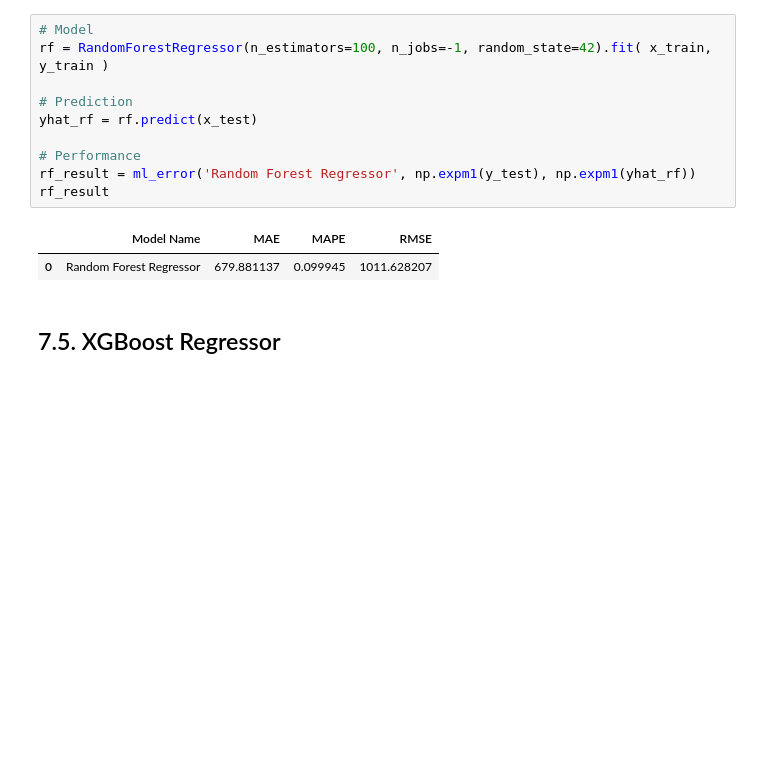
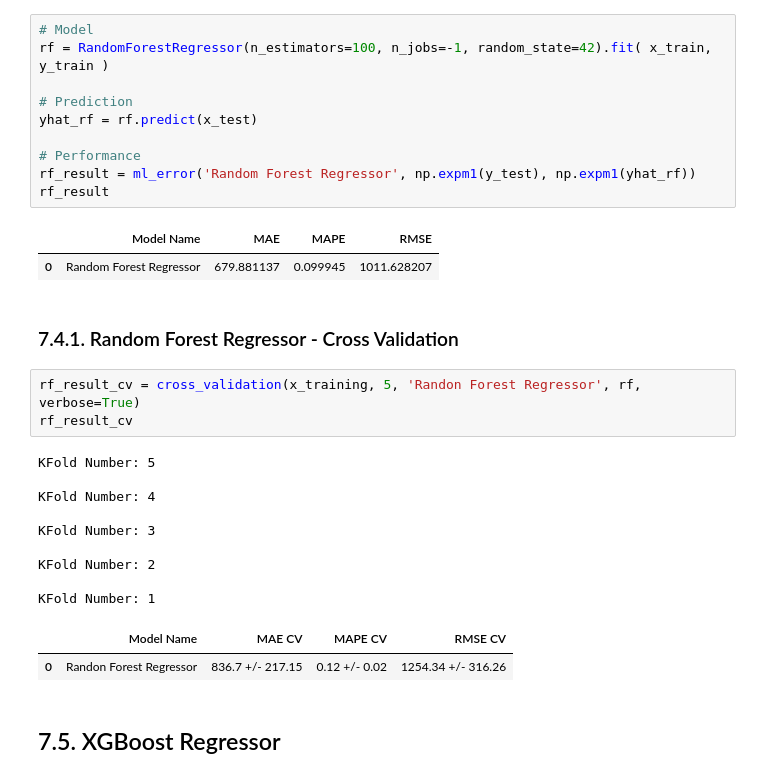
Before and after one commit to HenriqueLebre/DS-em-producao, a Jupyter notebook: m04_v01_store_sales_prediction.ipynb, the cells around one changed output. Cells and saved outputs as stored; diff of their text form; blank space fills up the shorter version.

```diff
--- a/m04_v01_store_sales_prediction.ipynb
+++ b/m04_v01_store_sales_prediction.ipynb
@@ -1014,6 +1034,23 @@ rf_result
 # %% [output]
 |  | Model Name | MAE | MAPE | RMSE |
 | 0 | Random Forest Regressor | 679.881137 | 0.099945 | 1011.628207 |
+# %% [markdown]
+### 7.4.1. Random Forest Regressor - Cross Validation
+# %%
+rf_result_cv = cross_validation(x_training, 5, 'Randon Forest Regressor', rf, verbose=True)
+rf_result_cv
+# %% [output]
+KFold Number: 5
+
+KFold Number: 4
+
+KFold Number: 3
+
+KFold Number: 2
+
+KFold Number: 1
+|  | Model Name | MAE CV | MAPE CV | RMSE CV |
+| 0 | Randon Forest Regressor | 836.7 +/- 217.15 | 0.12 +/- 0.02 | 1254.34 +/- 316.26 |
 # %% [markdown]
 ## 7.5. XGBoost Regressor
 # %%
```
Also changed, not shown: parts of 14 cells of this notebook.
